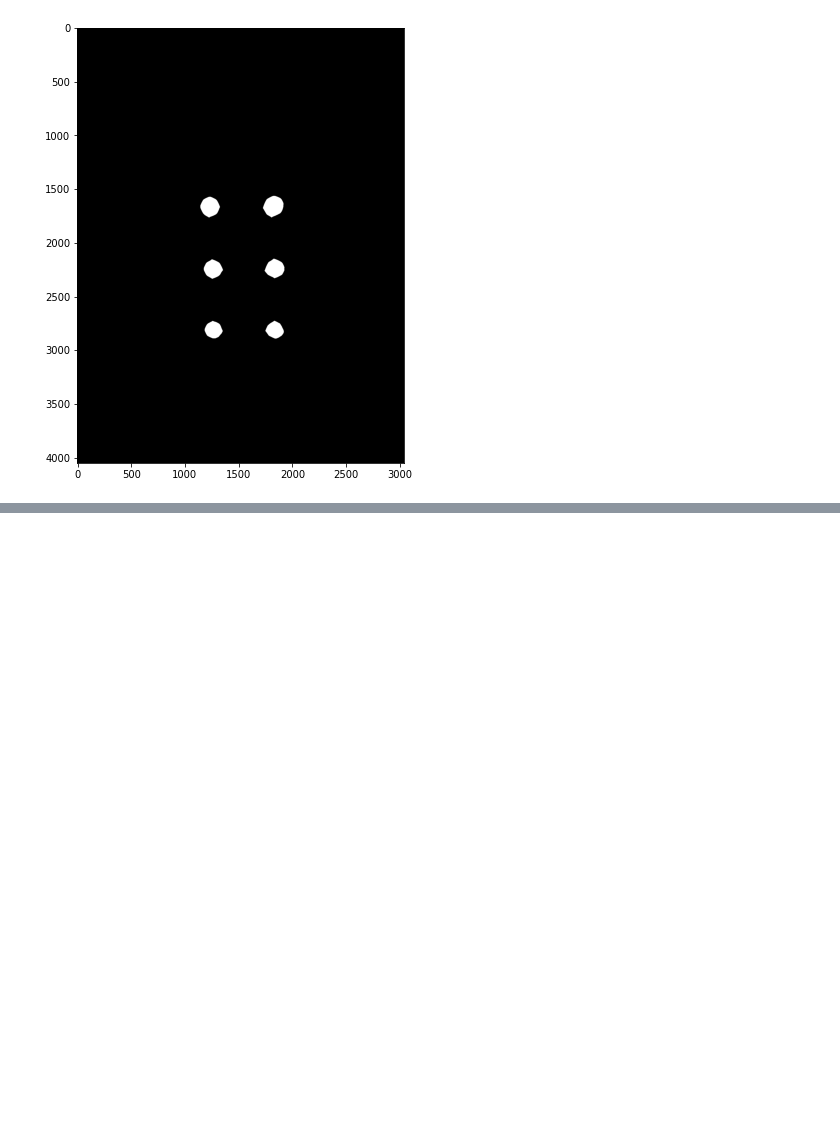
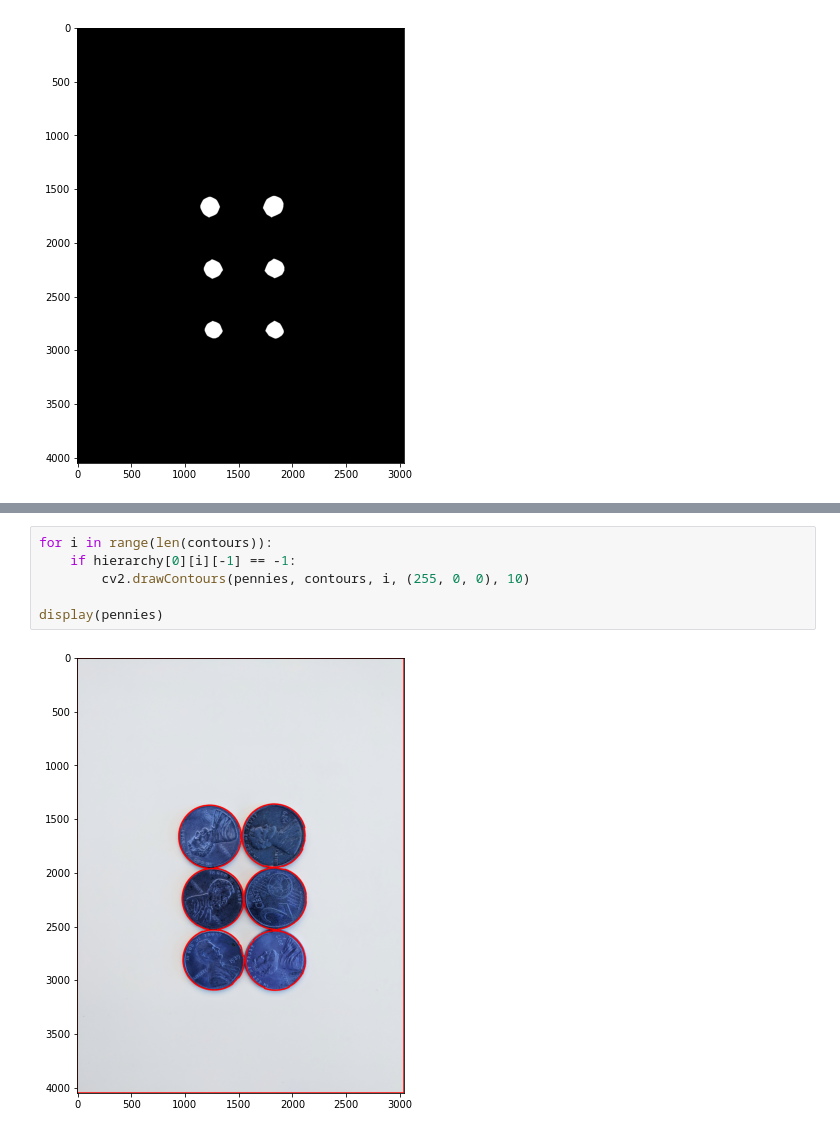
Before and after one commit to kriti-ixix/ai-1030, a Jupyter notebook: computer vision/watershed algorithm.ipynb, the cells around one changed output, grey strips where cells are left out. Drawn from its saved outputs; the diff is of its cells as text; blank space fills up the shorter version.

```diff
--- a/computer vision/watershed algorithm.ipynb
+++ b/computer vision/watershed algorithm.ipynb
@@ -82,0 +109,8 @@ display(sure_fg, 'gray')
+# %%
+for i in range(len(contours)):
+    if hierarchy[0][i][-1] == -1:
+        cv2.drawContours(pennies, contours, i, (255, 0, 0), 10)
+
+display(pennies)
+# %% [output]
+[figure, added]
```
Also changed, not shown: parts of 7 cells of this notebook.
